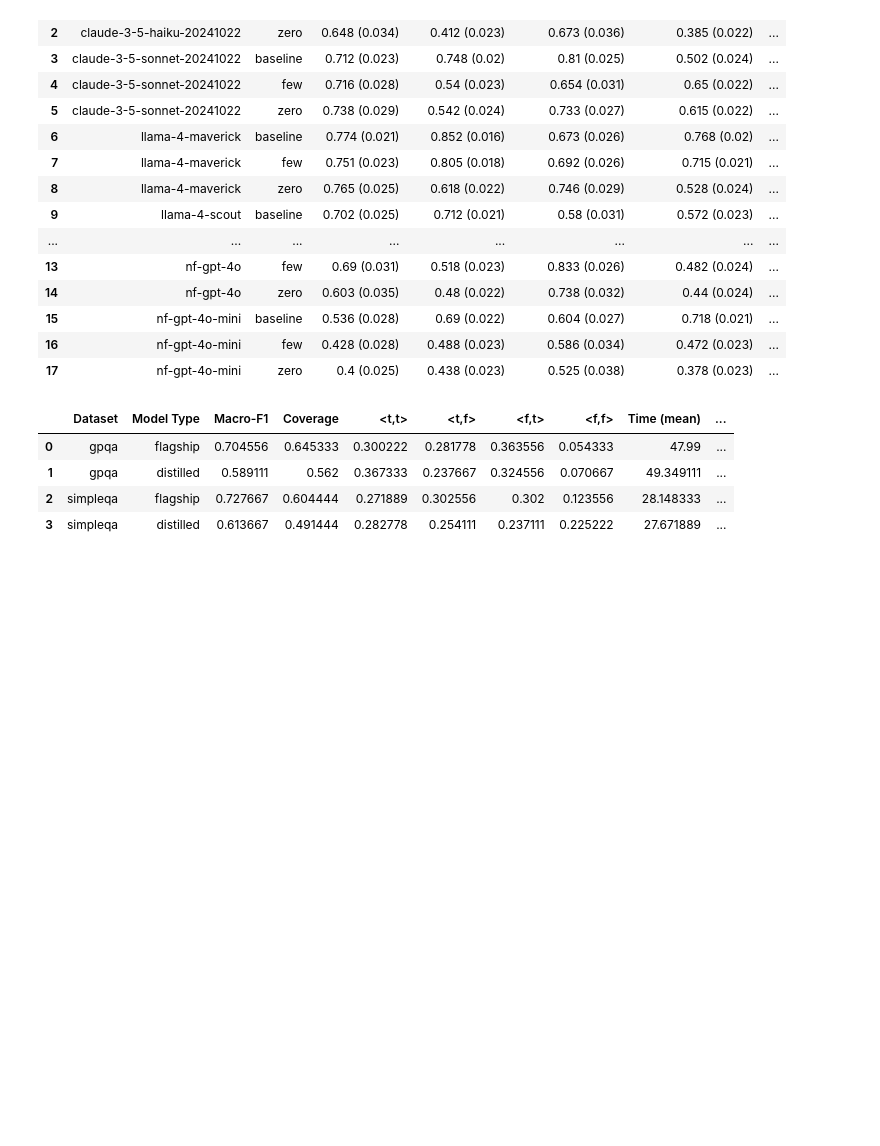
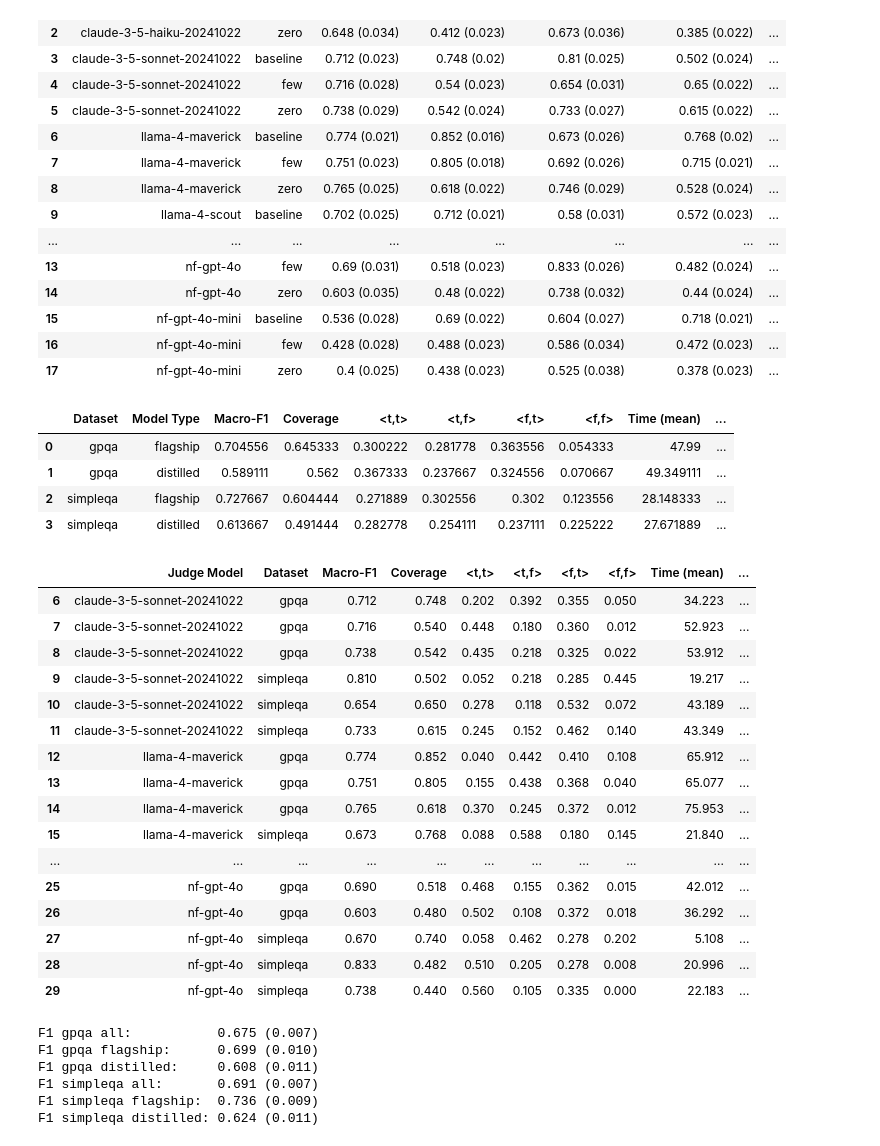
Before and after one commit to bradleypallen/bilateral-factuality-evaluation, a Jupyter notebook: evaluation_bil.ipynb, the cells around one changed output. Cells and saved outputs as stored; diff of their text form; code cells hidden in the pictures; blank space fills up the shorter version.

```diff
--- a/evaluation_v2.ipynb
+++ b/evaluation_bil.ipynb
@@ -1282,3 +1282,70 @@ summary_table_latex = summary_table_df.to_latex(
     position='htbp'        # e.g., 'h', 't', 'b', 'p' for table positioning
 )
 print(summary_table_latex, file=open("paper/summary_table.tex", "w+"))
+# %%
+summary_flagship_df
+# %% [output]
+|  | Judge Model | Dataset | Macro-F1 | Coverage | <t,t> | <t,f> | <f,t> | <f,f> | Time (mean) | ... |
+| 6 | claude-3-5-sonnet-20241022 | gpqa | 0.712 | 0.748 | 0.202 | 0.392 | 0.355 | 0.050 | 34.223 | ... |
+| 7 | claude-3-5-sonnet-20241022 | gpqa | 0.716 | 0.540 | 0.448 | 0.180 | 0.360 | 0.012 | 52.923 | ... |
+| 8 | claude-3-5-sonnet-20241022 | gpqa | 0.738 | 0.542 | 0.435 | 0.218 | 0.325 | 0.022 | 53.912 | ... |
+| 9 | claude-3-5-sonnet-20241022 | simpleqa | 0.810 | 0.502 | 0.052 | 0.218 | 0.285 | 0.445 | 19.217 | ... |
+| 10 | claude-3-5-sonnet-20241022 | simpleqa | 0.654 | 0.650 | 0.278 | 0.118 | 0.532 | 0.072 | 43.189 | ... |
+| 11 | claude-3-5-sonnet-20241022 | simpleqa | 0.733 | 0.615 | 0.245 | 0.152 | 0.462 | 0.140 | 43.349 | ... |
+| 12 | llama-4-maverick | gpqa | 0.774 | 0.852 | 0.040 | 0.442 | 0.410 | 0.108 | 65.912 | ... |
+| 13 | llama-4-maverick | gpqa | 0.751 | 0.805 | 0.155 | 0.438 | 0.368 | 0.040 | 65.077 | ... |
+| 14 | llama-4-maverick | gpqa | 0.765 | 0.618 | 0.370 | 0.245 | 0.372 | 0.012 | 75.953 | ... |
+| 15 | llama-4-maverick | simpleqa | 0.673 | 0.768 | 0.088 | 0.588 | 0.180 | 0.145 | 21.840 | ... |
+| ... | ... | ... | ... | ... | ... | ... | ... | ... | ... | ... |
+| 25 | nf-gpt-4o | gpqa | 0.690 | 0.518 | 0.468 | 0.155 | 0.362 | 0.015 | 42.012 | ... |
+| 26 | nf-gpt-4o | gpqa | 0.603 | 0.480 | 0.502 | 0.108 | 0.372 | 0.018 | 36.292 | ... |
+| 27 | nf-gpt-4o | simpleqa | 0.670 | 0.740 | 0.058 | 0.462 | 0.278 | 0.202 | 5.108 | ... |
+| 28 | nf-gpt-4o | simpleqa | 0.833 | 0.482 | 0.510 | 0.205 | 0.278 | 0.008 | 20.996 | ... |
+| 29 | nf-gpt-4o | simpleqa | 0.738 | 0.440 | 0.560 | 0.105 | 0.335 | 0.000 | 22.183 | ... |
+# %%
+cms = {}
+df_runs = []
+for file in glob.glob(f"experiments/{RUN_VERSION}/*.json"):
+    match = re.match(r'experiments/.+/(.+)-(baseline|zero|few)-(gpqa|simpleqa|mmlu-pro).json', file)
+    model = match.group(1)
+    prompt = match.group(2)
+    dataset = match.group(3)
+    if model not in cms:
+        cms[model] = {}
+    if prompt not in cms[model]:
+        cms[model][prompt] = {}
+    df_run = pd.DataFrame.from_records(json.load(open(file, 'r')))
+    df_run = df_run[(df_run["wk_v"] == 't') | (df_run["wk_v"] == 'f')].copy()
+    df_run["ground_truth"] = (df_run["label"] == 't').astype(int)
+    df_run["predictions"] = (df_run["wk_v"] == 't').astype(int)
+    df_runs.append(df_run.copy())
+
+df_all_runs = pd.concat(df_runs, axis=0)
+
+df_all_runs_gpqa = df_all_runs[(df_all_runs["dataset_name"] == "gpqa")].copy()
+df_all_flagship_runs_gpqa = df_all_runs[(df_all_runs["model_name"] == "claude-3-5-sonnet-20241022") | (df_all_runs["model_name"] == "llama-4-maverick") | (df_all_runs["model_name"] == "nf-gpt-4o") & (df_all_runs["dataset_name"] == "gpqa")].copy()
+df_all_distilled_runs_gpqa = df_all_runs[(df_all_runs["model_name"] == "claude-3-5-haiku-20241022") | (df_all_runs["model_name"] == "llama-4-scout") | (df_all_runs["model_name"] == "nf-gpt-4o-mini") & (df_all_runs["dataset_name"] == "gpqa")].copy()
+df_all_runs_simpleqa = df_all_runs[(df_all_runs["dataset_name"] == "simpleqa")].copy()
+df_all_flagship_runs_simpleqa = df_all_runs[(df_all_runs["model_name"] == "claude-3-5-sonnet-20241022") | (df_all_runs["model_name"] == "llama-4-maverick") | (df_all_runs["model_name"] == "nf-gpt-4o") & (df_all_runs["dataset_name"] == "simpleqa")].copy()
+df_all_distilled_runs_simpleqa = df_all_runs[(df_all_runs["model_name"] == "claude-3-5-haiku-20241022") | (df_all_runs["model_name"] == "llama-4-scout") | (df_all_runs["model_name"] == "nf-gpt-4o-mini") & (df_all_runs["dataset_name"] == "simpleqa")].copy()
+
+f1_analysis_all_gpqa = analyze_classification_results(df_all_runs_gpqa, true_label_col='ground_truth', pred_label_col='predictions', n_subsamples=1000, random_state=9331)
+f1_analysis_flagship_gpqa = analyze_classification_results(df_all_flagship_runs_gpqa, true_label_col='ground_truth', pred_label_col='predictions', n_subsamples=1000, random_state=9331)
+f1_analysis_distilled_gpqa = analyze_classification_results(df_all_distilled_runs_gpqa, true_label_col='ground_truth', pred_label_col='predictions', n_subsamples=1000, random_state=9331)
+f1_analysis_all_simpleqa = analyze_classification_results(df_all_runs_simpleqa, true_label_col='ground_truth', pred_label_col='predictions', n_subsamples=1000, random_state=9331)
+f1_analysis_flagship_simpleqa = analyze_classification_results(df_all_flagship_runs_simpleqa, true_label_col='ground_truth', pred_label_col='predictions', n_subsamples=1000, random_state=9331)
+f1_analysis_distilled_simpleqa = analyze_classification_results(df_all_distilled_runs_simpleqa, true_label_col='ground_truth', pred_label_col='predictions', n_subsamples=1000, random_state=9331)
+
+print(f'F1 gpqa all:           {f1_analysis_all_gpqa["macro_f1"]:0.3f} ({f1_analysis_all_gpqa["standard_error"]:0.3f})')
+print(f'F1 gpqa flagship:      {f1_analysis_flagship_gpqa["macro_f1"]:0.3f} ({f1_analysis_flagship_gpqa["standard_error"]:0.3f})')
+print(f'F1 gpqa distilled:     {f1_analysis_distilled_gpqa["macro_f1"]:0.3f} ({f1_analysis_distilled_gpqa["standard_error"]:0.3f})')
+print(f'F1 simpleqa all:       {f1_analysis_all_simpleqa["macro_f1"]:0.3f} ({f1_analysis_all_simpleqa["standard_error"]:0.3f})')
+print(f'F1 simpleqa flagship:  {f1_analysis_flagship_simpleqa["macro_f1"]:0.3f} ({f1_analysis_flagship_simpleqa["standard_error"]:0.3f})')
+print(f'F1 simpleqa distilled: {f1_analysis_distilled_simpleqa["macro_f1"]:0.3f} ({f1_analysis_distilled_simpleqa["standard_error"]:0.3f})')
+# %% [output]
+F1 gpqa all:           0.675 (0.007)
+F1 gpqa flagship:      0.699 (0.010)
+F1 gpqa distilled:     0.608 (0.011)
+F1 simpleqa all:       0.691 (0.007)
+F1 simpleqa flagship:  0.736 (0.009)
+F1 simpleqa distilled: 0.624 (0.011)
```
Also changed, not shown: parts of 5 cells of this notebook, 2 other files.
